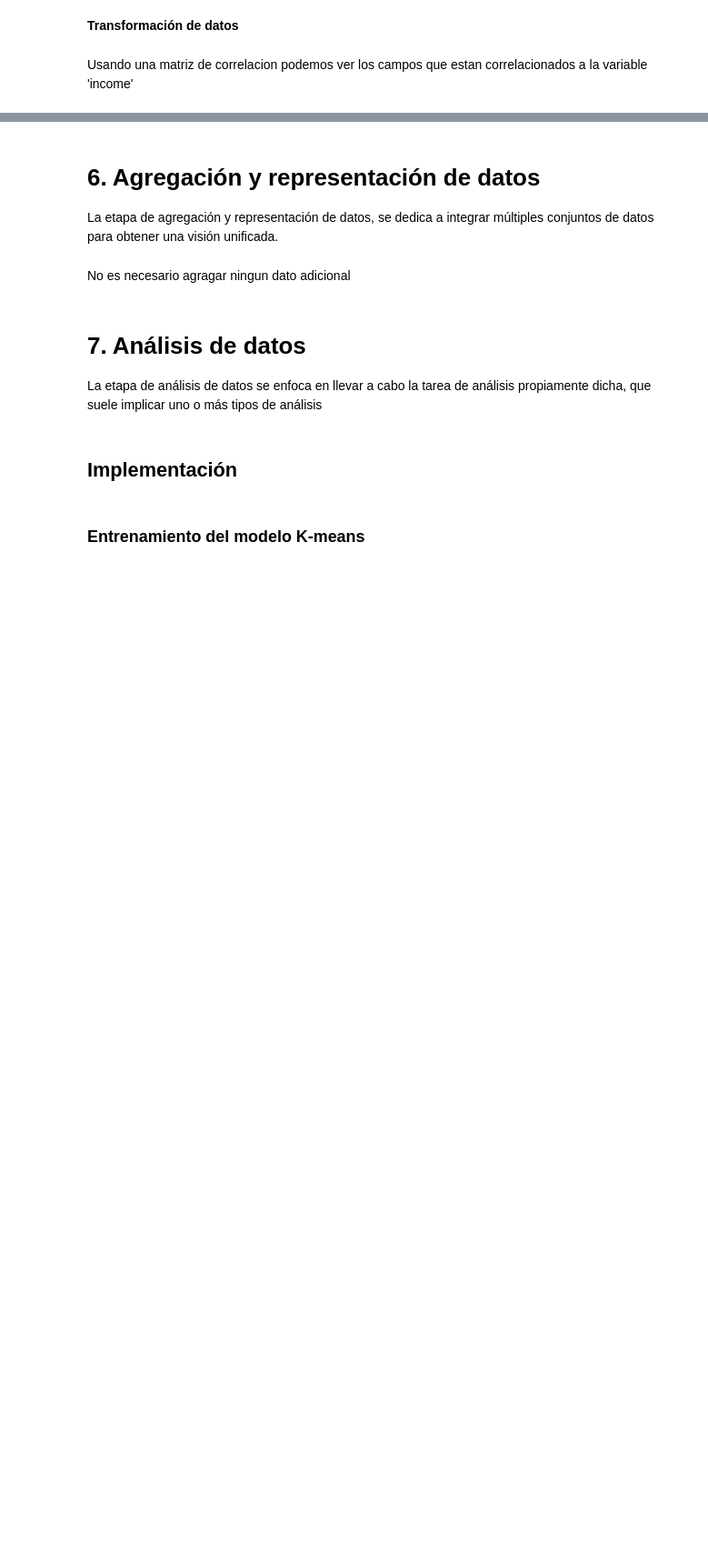
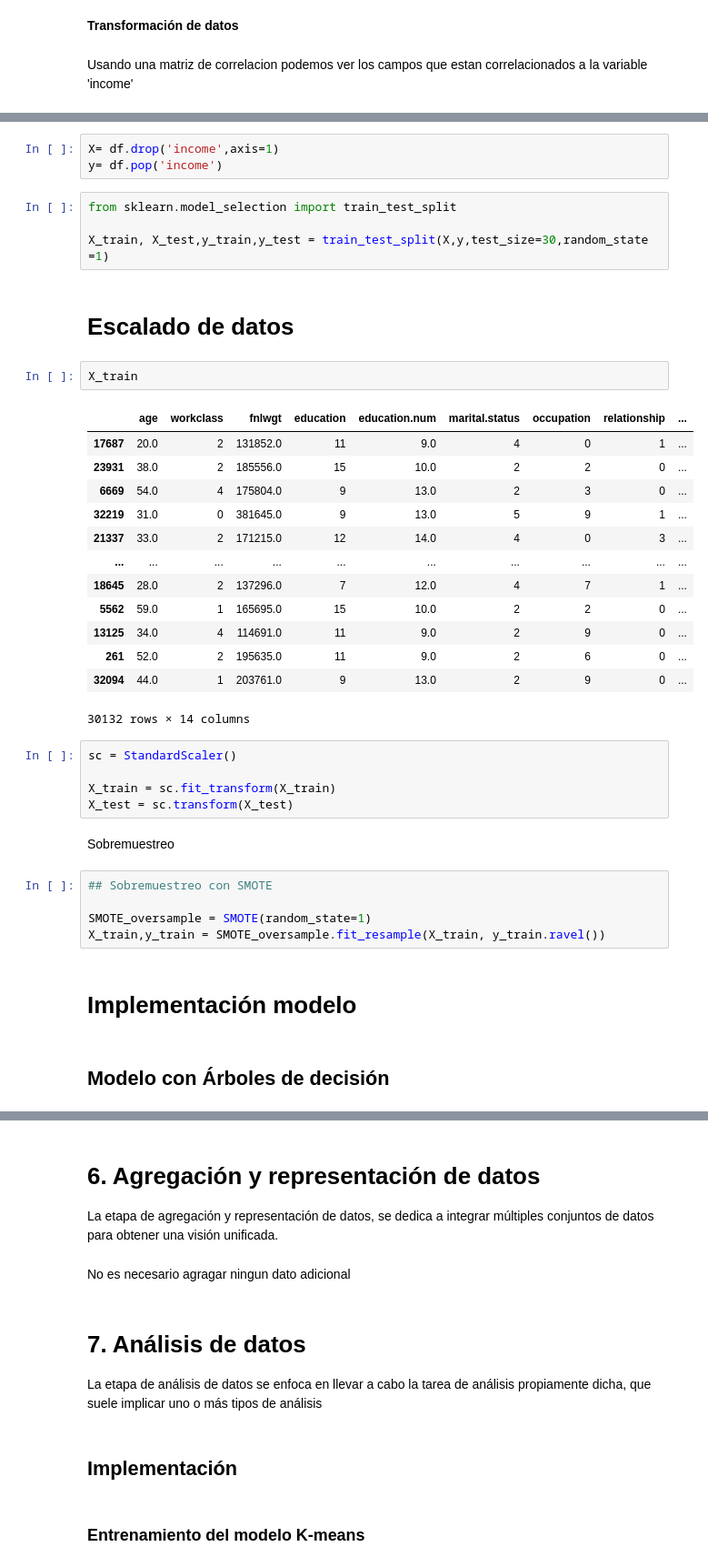
Before and after one commit to Henryxg/maestria2, a Jupyter notebook: Tarea - Tableau.ipynb, the cells around one changed output, grey strips where cells are left out. Shown at 91% size. Saved outputs shown, nothing was run; the diff lists cells and outputs as text; blank space fills up the shorter version.

```diff
--- a/Tarea - Tableau.ipynb
+++ b/Tarea - Tableau.ipynb
@@ -170,0 +211,41 @@ df['incomen'] = df['income'].map({'<=50K': 0, '>50K': 1}).astype(int)
+# %%
+X= df.drop('income',axis=1)
+y= df.pop('income')
+# %%
+from sklearn.model_selection import train_test_split
+
+X_train, X_test,y_train,y_test = train_test_split(X,y,test_size=30,random_state =1)
+# %% [markdown]
+# Escalado de datos
+# %%
+X_train
+# %% [output]
+|  | age | workclass | fnlwgt | education | education.num | marital.status | occupation | relationship | ... |
+| 17687 | 20.0 | 2 | 131852.0 | 11 | 9.0 | 4 | 0 | 1 | ... |
+| 23931 | 38.0 | 2 | 185556.0 | 15 | 10.0 | 2 | 2 | 0 | ... |
+| 6669 | 54.0 | 4 | 175804.0 | 9 | 13.0 | 2 | 3 | 0 | ... |
+| 32219 | 31.0 | 0 | 381645.0 | 9 | 13.0 | 5 | 9 | 1 | ... |
+| 21337 | 33.0 | 2 | 171215.0 | 12 | 14.0 | 4 | 0 | 3 | ... |
+| ... | ... | ... | ... | ... | ... | ... | ... | ... | ... |
+| 18645 | 28.0 | 2 | 137296.0 | 7 | 12.0 | 4 | 7 | 1 | ... |
+| 5562 | 59.0 | 1 | 165695.0 | 15 | 10.0 | 2 | 2 | 0 | ... |
+| 13125 | 34.0 | 4 | 114691.0 | 11 | 9.0 | 2 | 9 | 0 | ... |
+| 261 | 52.0 | 2 | 195635.0 | 11 | 9.0 | 2 | 6 | 0 | ... |
+| 32094 | 44.0 | 1 | 203761.0 | 9 | 13.0 | 2 | 9 | 0 | ... |
+30132 rows × 14 columns
+# %%
+sc = StandardScaler()
+
+X_train = sc.fit_transform(X_train)
+X_test = sc.transform(X_test)
+# %% [markdown]
+Sobremuestreo
+# %%
+## Sobremuestreo con SMOTE
+
+SMOTE_oversample = SMOTE(random_state=1)
+X_train,y_train = SMOTE_oversample.fit_resample(X_train, y_train.ravel())
+# %% [markdown]
+# Implementación modelo
+# %% [markdown]
+## Modelo con Árboles de decisión
```
Also changed, not shown: parts of 18 cells of this notebook.
